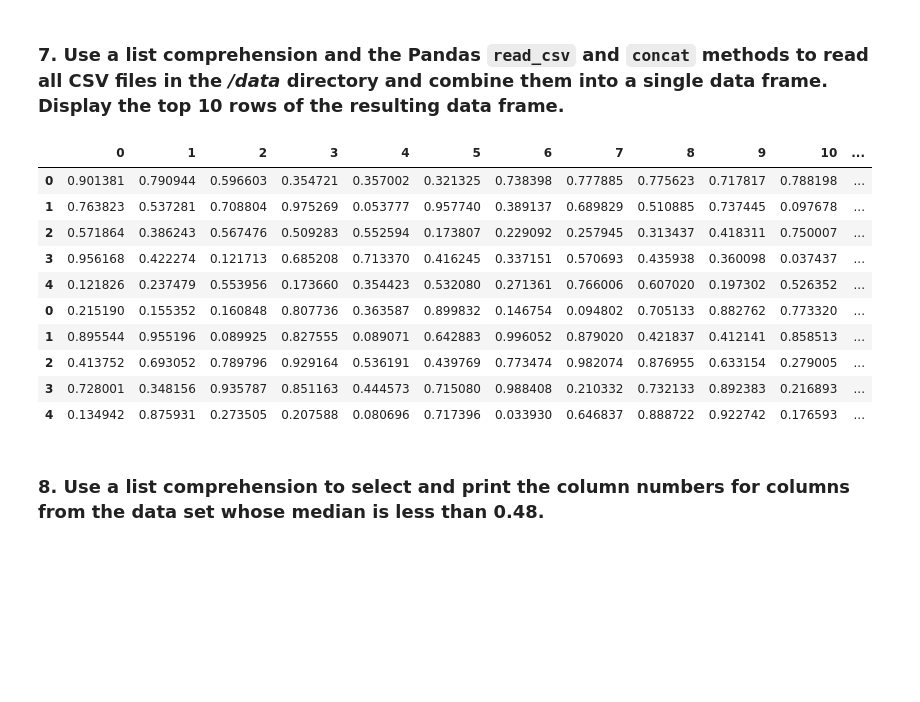
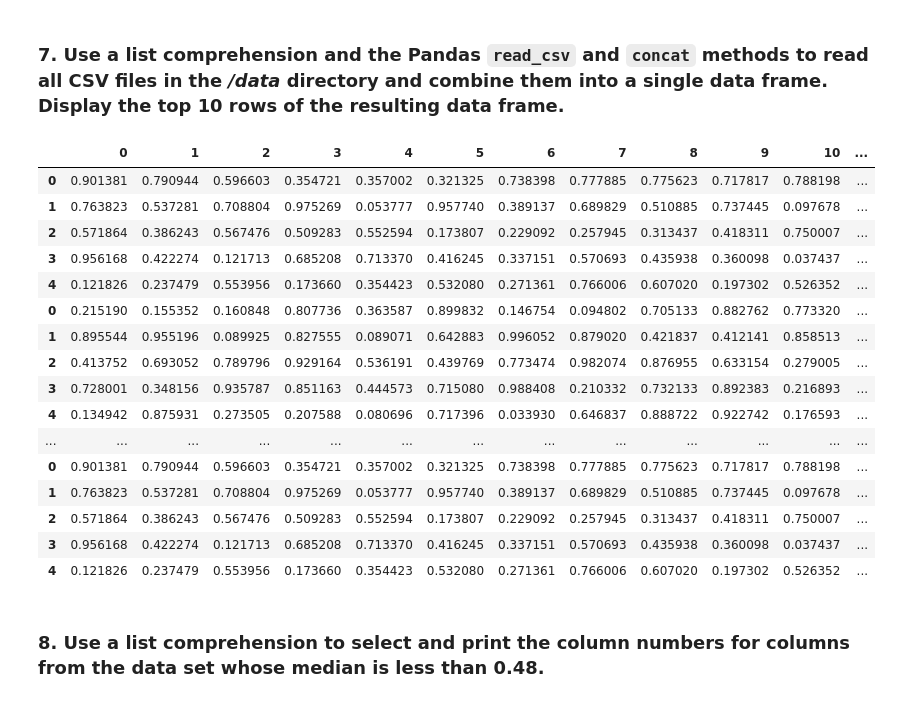
Before and after one commit to ta-datapt-bcn/lab-list-comprehensions, a Jupyter notebook: your-code/main.ipynb, the cells around one changed output. Saved outputs shown, nothing was run; the diff lists cells and outputs as text; code cells hidden in the pictures; blank space fills up the shorter version.

```diff
--- a/your-code/main.ipynb
+++ b/your-code/main.ipynb
@@ -94,25 +94,32 @@ print(list6)
 # %%
 
 list7 = []
+
 
 for i in os.listdir("../data"):
     if i.endswith(".csv"):
         text = pd.read_csv("../data/"+i)
         df = pd.concat([df,text])
 
-df.head(10)
+df
 # %% [output]
 |  | 0 | 1 | 2 | 3 | 4 | 5 | 6 | 7 | 8 | 9 | 10 | ... |
 | 0 | 0.901381 | 0.790944 | 0.596603 | 0.354721 | 0.357002 | 0.321325 | 0.738398 | 0.777885 | 0.775623 | 0.717817 | 0.788198 | ... |
 | 1 | 0.763823 | 0.537281 | 0.708804 | 0.975269 | 0.053777 | 0.957740 | 0.389137 | 0.689829 | 0.510885 | 0.737445 | 0.097678 | ... |
 | 2 | 0.571864 | 0.386243 | 0.567476 | 0.509283 | 0.552594 | 0.173807 | 0.229092 | 0.257945 | 0.313437 | 0.418311 | 0.750007 | ... |
 | 3 | 0.956168 | 0.422274 | 0.121713 | 0.685208 | 0.713370 | 0.416245 | 0.337151 | 0.570693 | 0.435938 | 0.360098 | 0.037437 | ... |
 | 4 | 0.121826 | 0.237479 | 0.553956 | 0.173660 | 0.354423 | 0.532080 | 0.271361 | 0.766006 | 0.607020 | 0.197302 | 0.526352 | ... |
 | 0 | 0.215190 | 0.155352 | 0.160848 | 0.807736 | 0.363587 | 0.899832 | 0.146754 | 0.094802 | 0.705133 | 0.882762 | 0.773320 | ... |
 | 1 | 0.895544 | 0.955196 | 0.089925 | 0.827555 | 0.089071 | 0.642883 | 0.996052 | 0.879020 | 0.421837 | 0.412141 | 0.858513 | ... |
 | 2 | 0.413752 | 0.693052 | 0.789796 | 0.929164 | 0.536191 | 0.439769 | 0.773474 | 0.982074 | 0.876955 | 0.633154 | 0.279005 | ... |
 | 3 | 0.728001 | 0.348156 | 0.935787 | 0.851163 | 0.444573 | 0.715080 | 0.988408 | 0.210332 | 0.732133 | 0.892383 | 0.216893 | ... |
 | 4 | 0.134942 | 0.875931 | 0.273505 | 0.207588 | 0.080696 | 0.717396 | 0.033930 | 0.646837 | 0.888722 | 0.922742 | 0.176593 | ... |
+| ... | ... | ... | ... | ... | ... | ... | ... | ... | ... | ... | ... | ... |
+| 0 | 0.901381 | 0.790944 | 0.596603 | 0.354721 | 0.357002 | 0.321325 | 0.738398 | 0.777885 | 0.775623 | 0.717817 | 0.788198 | ... |
+| 1 | 0.763823 | 0.537281 | 0.708804 | 0.975269 | 0.053777 | 0.957740 | 0.389137 | 0.689829 | 0.510885 | 0.737445 | 0.097678 | ... |
+| 2 | 0.571864 | 0.386243 | 0.567476 | 0.509283 | 0.552594 | 0.173807 | 0.229092 | 0.257945 | 0.313437 | 0.418311 | 0.750007 | ... |
+| 3 | 0.956168 | 0.422274 | 0.121713 | 0.685208 | 0.713370 | 0.416245 | 0.337151 | 0.570693 | 0.435938 | 0.360098 | 0.037437 | ... |
+| 4 | 0.121826 | 0.237479 | 0.553956 | 0.173660 | 0.354423 | 0.532080 | 0.271361 | 0.766006 | 0.607020 | 0.197302 | 0.526352 | ... |
 # %% [markdown]
 ### 8. Use a list comprehension to select and print the column numbers for columns from the data set whose median is less than 0.48.
 # %%
```
Also changed, not shown: parts of 3 cells of this notebook.
